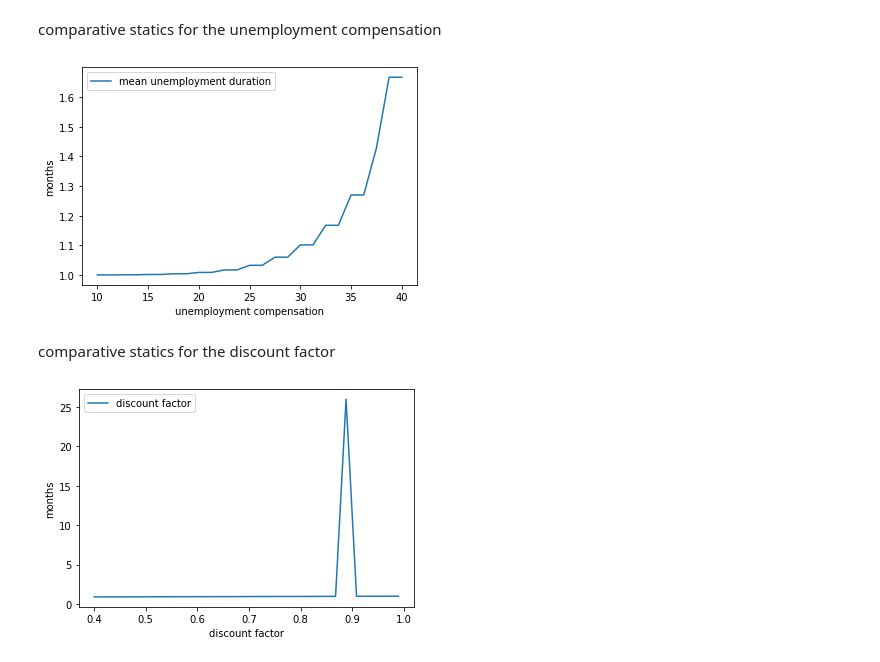
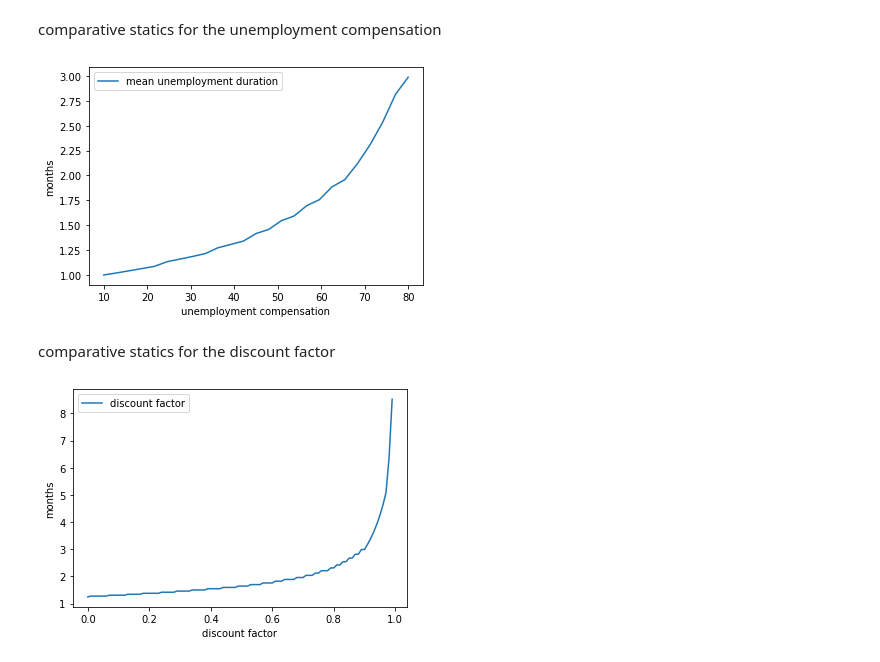
Before and after one commit to sunshineluyao/Econ-211, a Jupyter notebook: Simulation/Job_Searching_Model.ipynb, the cells around one changed output. Drawn from its saved outputs; the diff is of its cells as text; code cells hidden in the pictures.

```diff
--- a/Simulation/Job_Searching_Model.ipynb
+++ b/Simulation/Job_Searching_Model.ipynb
@@ -195,0 +201,3 @@ compute_reservation_wage(mcm)
+# %%
+mcm = McCallModel(c=20, β=0.999)
+compute_reservation_wage(mcm)
@@ -234,7 +246,7 @@ plt.show()
 # %%
-line_lens =30
-c=10
-β_vals = np.linspace(0.9, 0.99, line_lens)
+line_lens =100 ### change to value of your choice
+c=60 # please change c to value of your choice
+β_vals = np.linspace(0, 0.9999, line_lens) # please change the range of beta to value of your choice
 R = np.empty((line_lens,1))
 for j, β in enumerate(β_vals):
         mcm = McCallModel(c=c, β=β)
@@ -256,11 +270,11 @@ plt.show()
 # %%
-line_lens =30
-β=0.5
-c_vals = np.linspace(10, 40, line_lens)
+line_lens =25 ## change line_lens to value of your choice
+β=0.5 ### change beta to value of your choice
+c_vals = np.linspace(10, 80, line_lens) ### change c to the range of your choice
 R = np.empty((line_lens,1))
 for i, c in enumerate(c_vals):
         mcm = McCallModel(c=c, β=β)
-        R[j] = compute_reservation_wage(mcm)
+        R[i] = compute_reservation_wage(mcm)
 # %%
 fig, ax = plt.subplots()
 
@@ -304,8 +318,11 @@ def compute_mean_stopping_time(w_bar, num_reps=100000):
     for i in range(num_reps):
         obs[i] = compute_stopping_time(w_bar, seed=i)
     return obs.mean()
-β =0.6
-c_vals = np.linspace(10, 40, 25)
+
+β =0.6 ### change the discount factor beta to value of your choice
+c_vals = np.linspace(10, 80, 25) ### change the unemployment compensation to value of your choice
+
+
 stop_times = np.empty_like(c_vals)
 for i, c in enumerate(c_vals):
     mcm = McCallModel(c=c, β=β)
@@ -320,7 +337,7 @@ ax.legend()
 
 plt.show()
 # %% [output]
-[figure, old version]
+[figure, new version]
 # %% [markdown]
 comparative statics for the discount factor
 # %%
@@ -335,34 +352,34 @@ def compute_stopping_time(w_bar, seed=1234):
         # Generate a wage draw
         w = w_default[qe.random.draw(cdf)]
         # Stop when the draw is above the reservation wage
         if w >= w_bar:
             stopping_time = t
             break
         else:
             t += 1
     return stopping_time
 
 @jit(nopython=True)
 def compute_mean_stopping_time(w_bar, num_reps=100000):
     obs = np.empty(num_reps)
     for i in range(num_reps):
         obs[i] = compute_stopping_time(w_bar, seed=i)
     return obs.mean()
 
-c=45
-β_vals = np.linspace(0.4, 0.99, 30)
+c=60 ### change the unemployment compensation c to values of your choice
+β_vals = np.linspace(0, 0.99, 100) ### change discount factor beta to range of your choice.
 stop_times = np.empty_like(β_vals)
 for j, β in enumerate(β_vals):
     mcm = McCallModel(c=c, β=β)
     w_bar = compute_reservation_wage(mcm)
-    stop_times[i] = compute_mean_stopping_time(w_bar)
+    stop_times[j] = compute_mean_stopping_time(w_bar)
 
 fig, ax = plt.subplots()
 
 ax.plot(β_vals, stop_times, label="discount factor")
 ax.set(xlabel="discount factor", ylabel="months")
 ax.legend()
 
 plt.show()
 # %% [output]
-[figure, old version]
+[figure, new version]
```
Also changed, not shown: parts of 15 cells of this notebook.
